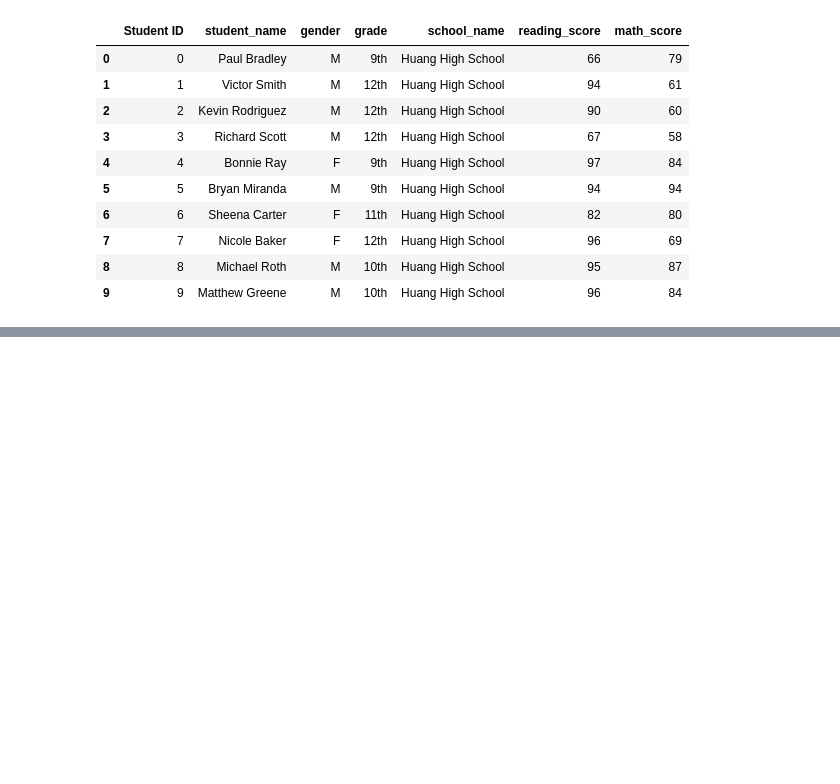
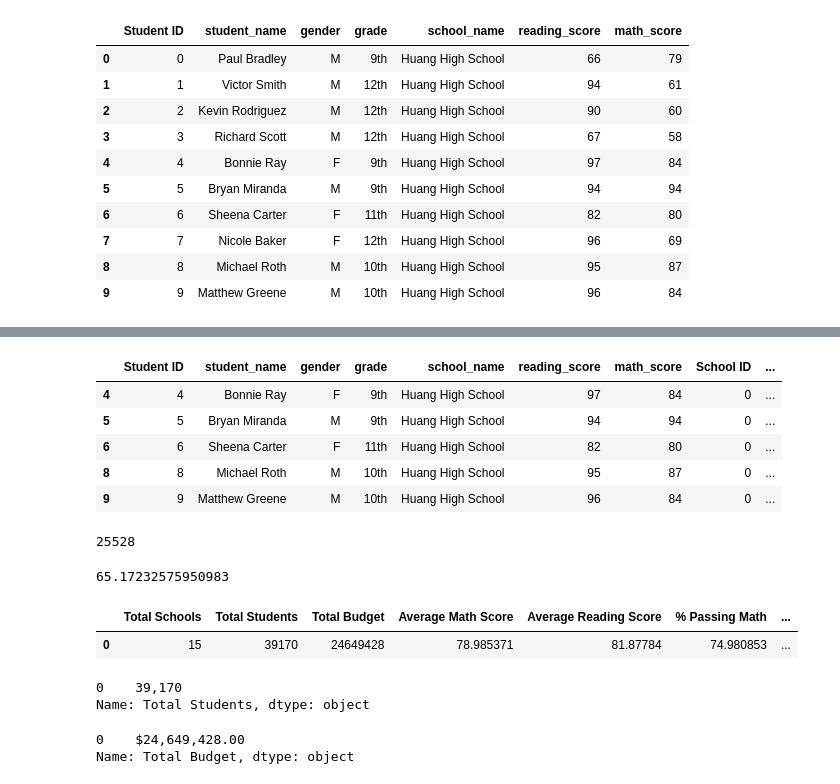
Before and after one commit to mustail/School_district_analysis, a Jupyter notebook: PyCitySchools.ipynb, the cells around one changed output, grey strips where cells are left out. Cells and saved outputs as stored; diff of their text form; code cells hidden in the pictures; blank space fills up the shorter version.

Commit message:
district summary complete.

```diff
--- a/PyCitySchools.ipynb
+++ b/PyCitySchools.ipynb
@@ -166,0 +279,66 @@ student_data_df.head(10)
+# %%
+# Calculate the students who passed both math and reading.
+passing_math_reading = school_data_complete_df[(school_data_complete_df["math_score"] >= 70) & (school_data_complete_df["reading_score"] >= 70)]
+
+passing_math_reading.head()
+# %% [output]
+|  | Student ID | student_name | gender | grade | school_name | reading_score | math_score | School ID | ... |
+| 4 | 4 | Bonnie Ray | F | 9th | Huang High School | 97 | 84 | 0 | ... |
+| 5 | 5 | Bryan Miranda | M | 9th | Huang High School | 94 | 94 | 0 | ... |
+| 6 | 6 | Sheena Carter | F | 11th | Huang High School | 82 | 80 | 0 | ... |
+| 8 | 8 | Michael Roth | M | 10th | Huang High School | 95 | 87 | 0 | ... |
+| 9 | 9 | Matthew Greene | M | 10th | Huang High School | 96 | 84 | 0 | ... |
+# %%
+#Calculate the number of students who passed both math and reading.
+overall_passing_math_reading_count = passing_math_reading["student_name"].count()
+overall_passing_math_reading_count
+# %% [output]
+25528
+# %%
+# Calculate the overall passing percentage.
+overall_passing_percentage = overall_passing_math_reading_count / student_count * 100
+overall_passing_percentage
+# %% [output]
+65.17232575950983
+# %%
+# Adding a list of values with keys to create a new DataFrame.
+district_summary_df = pd.DataFrame(
+          [{"Total Schools": school_count,
+          "Total Students": student_count,
+          "Total Budget": total_budget,
+          "Average Math Score": average_math_score,
+          "Average Reading Score": average_reading_score,
+          "% Passing Math": passing_math_percentage,
+         "% Passing Reading": passing_reading_percentage,
+        "% Overall Passing": overall_passing_percentage}])
+district_summary_df
+# %% [output]
+|  | Total Schools | Total Students | Total Budget | Average Math Score | Average Reading Score | % Passing Math | ... |
+| 0 | 15 | 39170 | 24649428 | 78.985371 | 81.87784 | 74.980853 | ... |
+# %%
+#Using what we just learned, we can format the dollar amounts in the district_summary_df columns to two decimal places with a U.S. dollar sign, and numbers larger than 999 with a thousands separator.
+
+#Let's apply this formatting technique to format the Total Students column with a thousands separator using the basic syntax:
+
+#df["column"] = df["column"].map("{:,}".format)
+
+#Now let's replace df["column"] with district_summary_df["Total Students"], so our code looks like the following. Add this code to youPyCitySchools.ipynb file below the output of your district_summary_df DataFrame, and run the cell.
+# Format the "Total Students" to have the comma for a thousands separator.
+district_summary_df["Total Students"] = district_summary_df["Total Students"].map("{:,}".format)
+
+district_summary_df["Total Students"]
+# %% [output]
+0    39,170
+Name: Total Students, dtype: object
+# %%
+#One benefit of using the format() function is that we can add other format specifications, like a U.S. dollar sign or other characters. For example, we will format the Total Budget column in the district_summary_df DataFrame with a U.S. dollar sign, and then format the numbers with a thousands separator and to two decimal places using the following syntax: "${:,.2f}".format.
+
+#Add the following code to a new cell in our PyCitySchools.ipynb file and run the cell.
+# Format "Total Budget" to have the comma for a thousands separator, a decimal separator, and a "$".
+
+district_summary_df["Total Budget"] = district_summary_df["Total Budget"].map("${:,.2f}".format)
+
+district_summary_df["Total Budget"]
+# %% [output]
+0    $24,649,428.00
+Name: Total Budget, dtype: object
```
Also changed, not shown: parts of 17 cells of this notebook, 1 other file.
